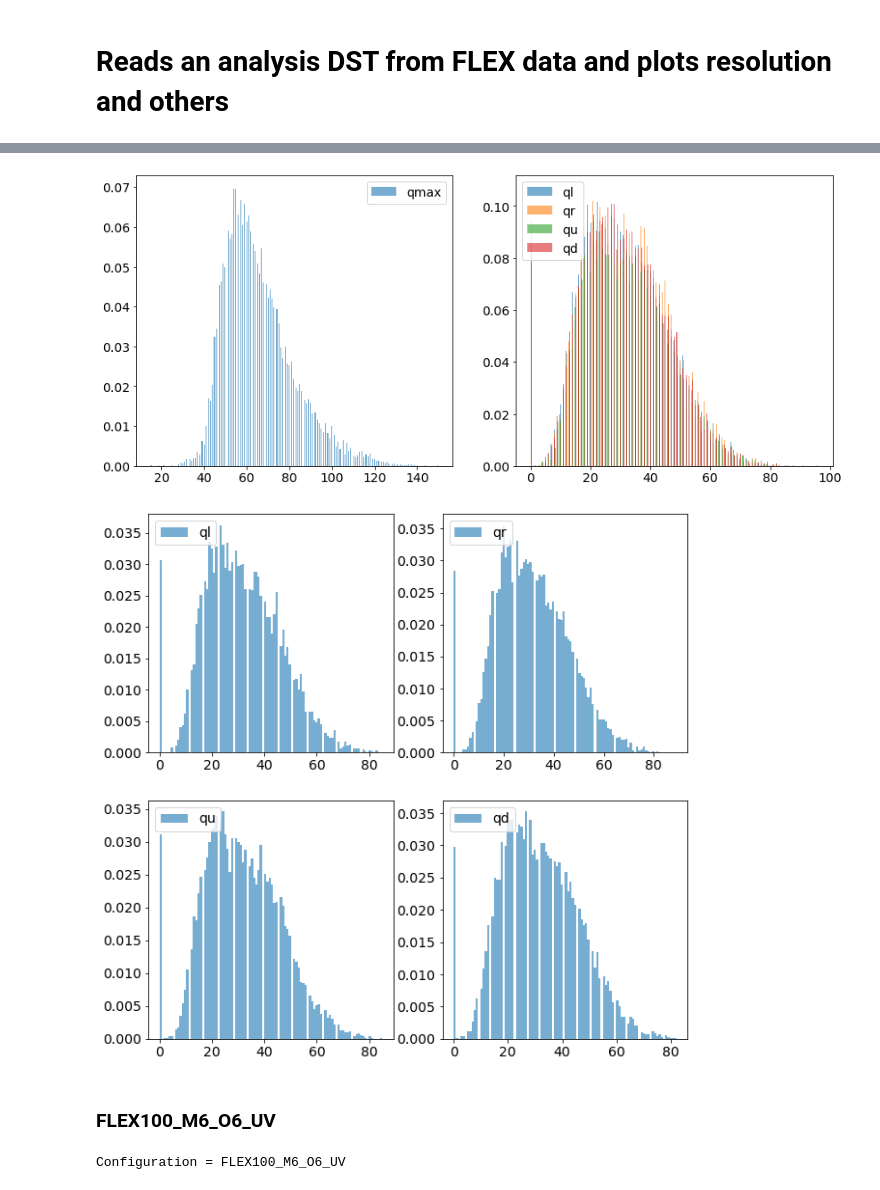
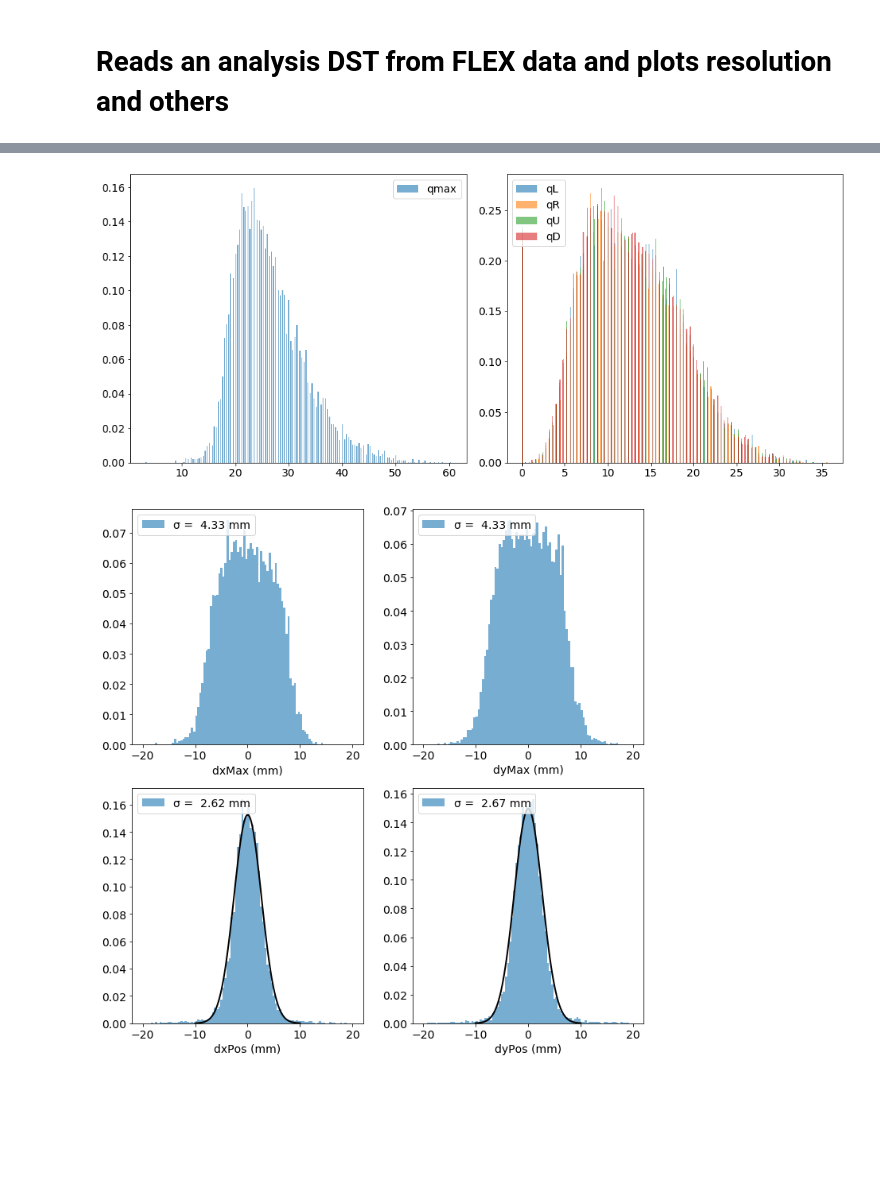
Before and after one commit to jjgomezcadenas/NextFlex, a Jupyter notebook: NB/kr_dst_pmts.ipynb, the cells around one changed output, grey strips where cells are left out. Drawn from its saved outputs; the diff is of its cells as text; code cells hidden in the pictures; blank space fills up the shorter version.

```diff
--- a/NB/kr_dst_pmts.ipynb
+++ b/NB/kr_dst_pmts.ipynb
@@ -129,0 +202,8 @@ iPATH = f"/Users/jj/Development/demoData/FLEX100_M6_O6_memb"
+# %%
+setup = Setup(sipmPDE    = 0.4,
+              maskPDE    = 1.0,
+              qTh        = 0.0,
+              tpConfig   = "FLEX100_M6_O6")
+ofile_name = f"{setup.name}.csv"
+ofile = f"{ofile_path}/{ofile_name}"
+print(f" dst name = {ofile}")
@@ -130,2 +212,2 @@ iPATH = f"/Users/jj/Development/demoData/FLEX100_M6_O6_memb"
 # %%
-krdst = pd.read_csv(f'{iPATH}/krdst.csv')
+krdst = pd.read_csv(ofile)
@@ -152,16 +242,8 @@ resolution(krdst, xlim=(-10,10), bins=100, figsize=(10,10), alpha=0.6)
 # %%
 q_sipm(krdst,  bins=300, figsize=(14,6), alpha=0.6)
 # %% [output]
-[figure, old version]
+[figure, new version]
 # %%
-q4_sipm(krdst,  bins=100, figsize=(10,10), alpha=0.6)
+kr_point_resolution2(krdst, xlim=(-10,10), bins=100, figsize=(10,10))
 # %% [output]
-[figure, old version]
+[figure, new version]
-# %% [markdown]
-### FLEX100_M6_O6_UV
-# %%
-PATH = f"/Users/jj/Development/demoData/FLEX100_M6_O6_UV"
-krdst = pd.read_csv(f'{PATH}/krdst.csv')
-print(f'Configuration = FLEX100_M6_O6_UV')
-# %% [output]
-Configuration = FLEX100_M6_O6_UV
```
Also changed, not shown: parts of 58 cells of this notebook, 6 other files.
